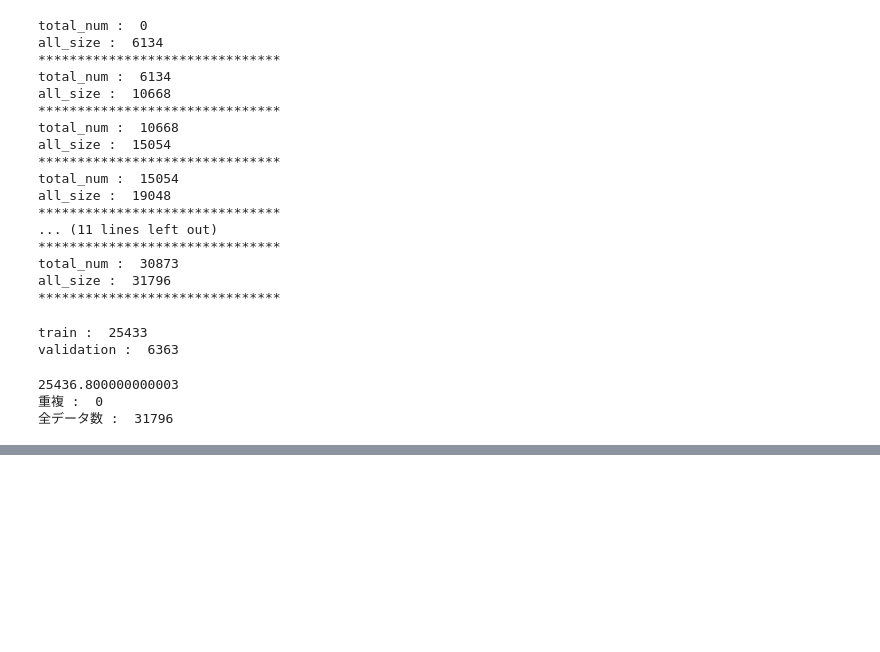
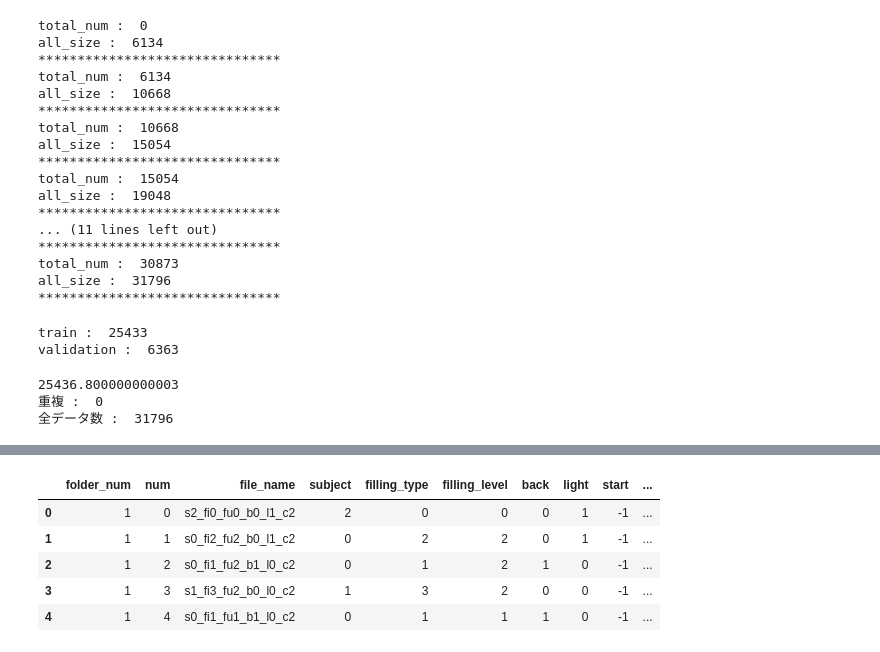
Before and after one commit to taku-mikan/ICPRchallenge2020, a Jupyter notebook: temp.ipynb, the cells around one changed output, grey strips where cells are left out. Saved outputs shown, nothing was run; the diff lists cells and outputs as text; code cells hidden in the pictures; blank space fills up the shorter version.

```diff
--- a/temp.ipynb
+++ b/temp.ipynb
@@ -161,0 +332,11 @@ print("全データ数 : ", len(train_indices)+len(val_indices))
+# %%
+temp1 = pd.read_csv("annotations.csv")
+temp2 = pd.read_csv("annotations_last_yaer.csv")
+temp1.head()
+# %% [output]
+|  | folder_num | num | file_name | subject | filling_type | filling_level | back | light | start | ... |
+| 0 | 1 | 0 | s2_fi0_fu0_b0_l1_c2 | 2 | 0 | 0 | 0 | 1 | -1 | ... |
+| 1 | 1 | 1 | s0_fi2_fu2_b0_l1_c2 | 0 | 2 | 2 | 0 | 1 | -1 | ... |
+| 2 | 1 | 2 | s0_fi1_fu2_b1_l0_c2 | 0 | 1 | 2 | 1 | 0 | -1 | ... |
+| 3 | 1 | 3 | s1_fi3_fu2_b0_l0_c2 | 1 | 3 | 2 | 0 | 0 | -1 | ... |
+| 4 | 1 | 4 | s0_fi1_fu1_b1_l0_c2 | 0 | 1 | 1 | 1 | 0 | -1 | ... |
```
Also changed, not shown: parts of 8 cells of this notebook.
